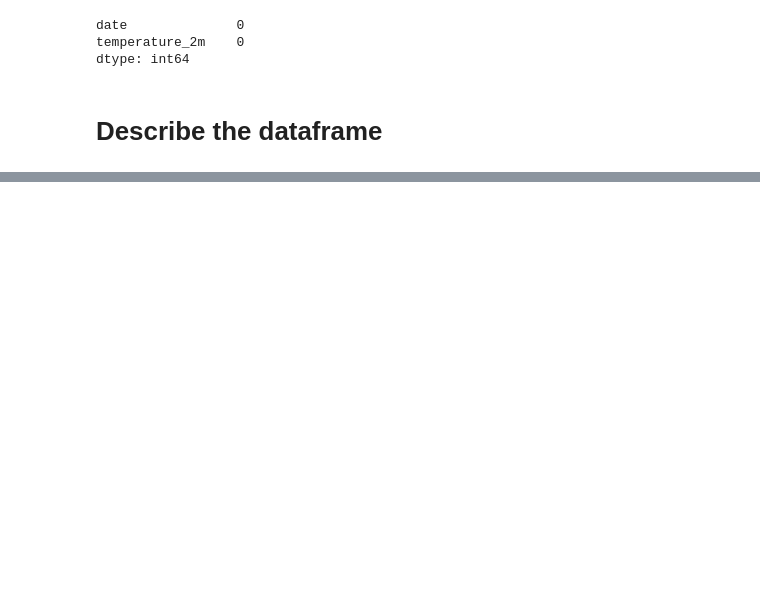
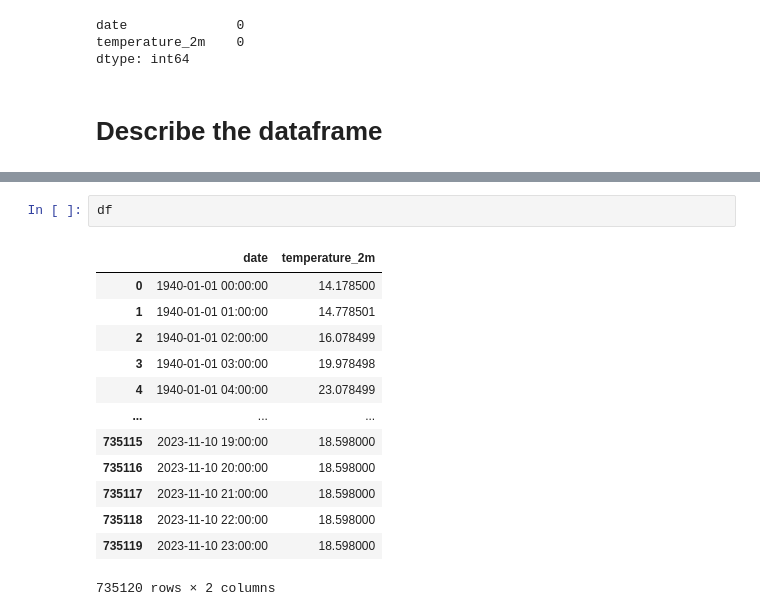
Before and after one commit to Afroza2/Strativ-AB-Travel-Management, a Jupyter notebook: Dhaka_Weather_Prediction.ipynb, the cells around one changed output, grey strips where cells are left out. Saved outputs shown, nothing was run; the diff lists cells and outputs as text; blank space fills up the shorter version.

```diff
--- a/Dhaka_Weather_Prediction.ipynb
+++ b/Dhaka_Weather_Prediction.ipynb
@@ -182,3 +184,19 @@ plt.show()
 # %% [output]
 [figure]
 [figure]
+# %%
+df
+# %% [output]
+|  | date | temperature_2m |
+| 0 | 1940-01-01 00:00:00 | 14.178500 |
+| 1 | 1940-01-01 01:00:00 | 14.778501 |
+| 2 | 1940-01-01 02:00:00 | 16.078499 |
+| 3 | 1940-01-01 03:00:00 | 19.978498 |
+| 4 | 1940-01-01 04:00:00 | 23.078499 |
+| ... | ... | ... |
+| 735115 | 2023-11-10 19:00:00 | 18.598000 |
+| 735116 | 2023-11-10 20:00:00 | 18.598000 |
+| 735117 | 2023-11-10 21:00:00 | 18.598000 |
+| 735118 | 2023-11-10 22:00:00 | 18.598000 |
+| 735119 | 2023-11-10 23:00:00 | 18.598000 |
+735120 rows × 2 columns
```
Also changed, not shown: parts of 13 cells of this notebook.
